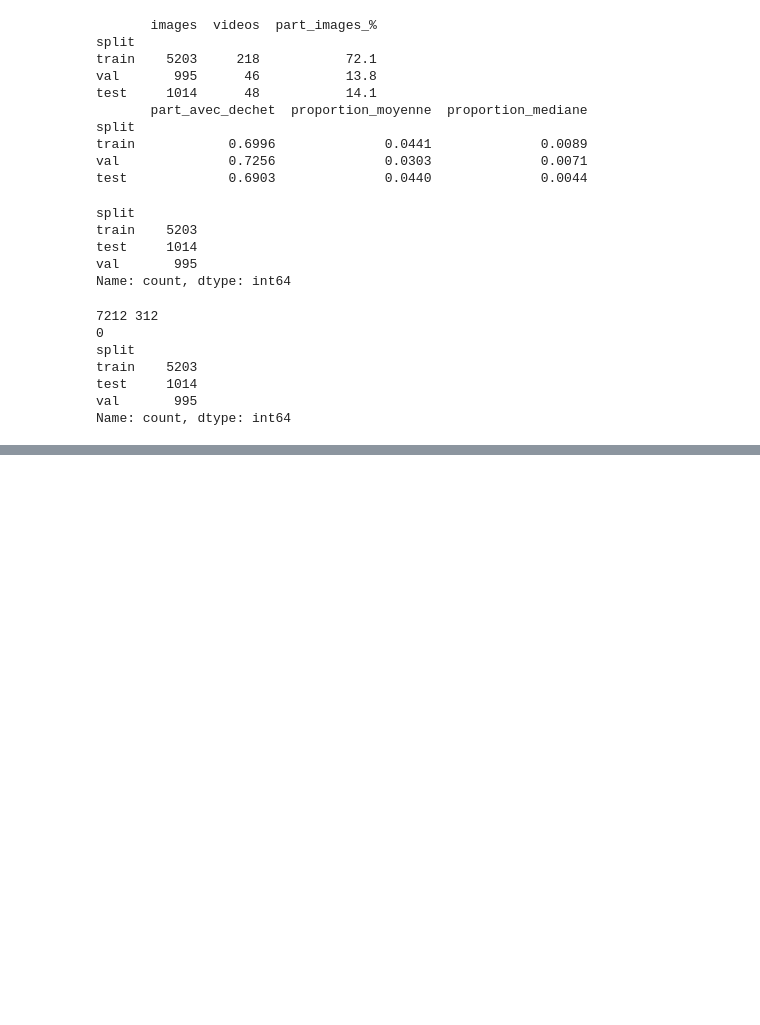
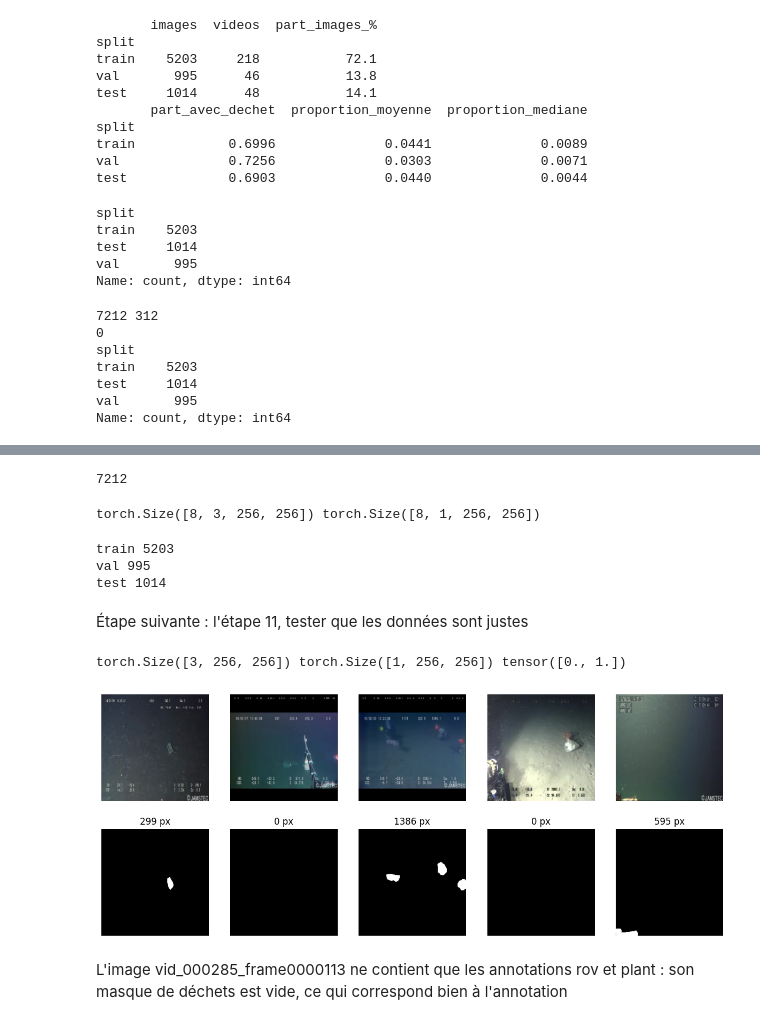
Before and after one commit to soualiloubna23-eng/Projet_DeepSea-Vision, a Jupyter notebook: exploration_donnes.ipynb, the cells around one changed output, grey strips where cells are left out. Saved outputs shown, nothing was run; the diff lists cells and outputs as text; code cells hidden in the pictures; blank space fills up the shorter version.

```diff
--- a/exploration_donnes.ipynb
+++ b/exploration_donnes.ipynb
@@ -240,7 +226,7 @@ import matplotlib.pyplot as plt
 from PIL import Image
 import numpy as np
 
-racine = "/content/dataset/instance_version/train/"
+racine = "dataset/dataset/instance_version/train/"
 photo = Image.open(racine + info["file_name"])
 
 fig, ax = plt.subplots(1, 3, figsize=(15, 5))
@@ -378,7 +364,7 @@ Cette étape ne change ni les images, ni les masques, ni le modèle : elle ajout
 import os, numpy as np, pandas as pd
 from pycocotools.coco import COCO
 
-base = "/content/dataset/instance_version/"
+base = "dataset/dataset/instance_version/"
 print(os.listdir(base))   # vérifier les noms exacts du json val et du dossier val
 
 sources = {
@@ -509,0 +498,73 @@ Name: count, dtype: int64
+# %%
+from PIL import Image
+os.makedirs("masks", exist_ok=True)
+for r in df.itertuples():
+    _, m = construire_masque_complet(r.source, r.img_id)
+    Image.fromarray(m * 255).save(f"masks/{r.source}_{r.img_id}.png")
+print(len(os.listdir("masks")))   # attendu : 7212
+# %% [output]
+7212
+# %%
+import torch
+import matplotlib.pyplot as plt
+from torch.utils.data import Dataset, DataLoader
+
+MEAN = np.array([0.485, 0.456, 0.406], dtype=np.float32)
+STD  = np.array([0.229, 0.224, 0.225], dtype=np.float32)
+
+class TrashCan(Dataset):
+    def __init__(self, csv, split, dossiers, taille=256, augment=None):
+        d = pd.read_csv(csv)
+        self.d = d[d.split == split].reset_index(drop=True)
+        self.dossiers, self.taille, self.augment = dossiers, taille, augment
+
+    def __len__(self):
+        return len(self.d)
+
+    def __getitem__(self, i):
+        r = self.d.iloc[i]
+        img = Image.open(self.dossiers[r.source] + r.file_name).convert("RGB")
+        m = Image.open(f"masks/{r.source}_{r.img_id}.png")
+        img = img.resize((self.taille, self.taille), Image.BILINEAR)
+        m = m.resize((self.taille, self.taille), Image.NEAREST)   # le masque reste 0/1
+        x = torch.from_numpy(np.asarray(img, dtype=np.float32) / 255).permute(2, 0, 1)
+        y = torch.from_numpy((np.asarray(m) > 127).astype(np.float32))[None]
+        if self.augment:
+            x = self.augment(x)        # sur [0,1], avant la normalisation
+        x = (x - torch.tensor(MEAN)[:, None, None]) / torch.tensor(STD)[:, None, None]
+        return x, y
+# %%
+loader_train = DataLoader(TrashCan("split_liste.csv", "train", dossiers),
+                          batch_size=8, shuffle=True, num_workers=2)
+loader_val = DataLoader(TrashCan("split_liste.csv", "val", dossiers),
+                        batch_size=8, shuffle=False, num_workers=2)
+xb, yb = next(iter(loader_train))
+print(xb.shape, yb.shape)     # torch.Size([8, 3, 256, 256]) torch.Size([8, 1, 256, 256])
+# %% [output]
+torch.Size([8, 3, 256, 256]) torch.Size([8, 1, 256, 256])
+# %%
+for sp in ["train", "val", "test"]:
+    print(sp, len(TrashCan("split_liste.csv", sp, dossiers)))   # 5203 995 1014
+# %% [output]
+train 5203
+val 995
+test 1014
+# %% [markdown]
+Étape suivante : l'étape 11, tester que les données sont justes
+# %%
+ds = TrashCan("split_liste.csv", "train", dossiers)
+x, y = ds[0]
+print(x.shape, y.shape, y.unique())      # valeurs 0. et/ou 1.
+
+fig, ax = plt.subplots(2, 5, figsize=(15, 6))
+for k in range(5):
+    x, y = ds[k * 500]
+    img = (x * torch.tensor(STD)[:, None, None] + torch.tensor(MEAN)[:, None, None]).permute(1, 2, 0).clamp(0, 1)
+    ax[0, k].imshow(img); ax[0, k].axis("off")
+    ax[1, k].imshow(y[0], cmap="gray"); ax[1, k].set_title(f"{int(y.sum())} px"); ax[1, k].axis("off")
+plt.show()
+# %% [output]
+torch.Size([3, 256, 256]) torch.Size([1, 256, 256]) tensor([0., 1.])
+[figure, added]
+# %% [markdown]
+L'image vid_000285_frame0000113 ne contient que les annotations rov et plant : son masque de déchets est vide, ce qui correspond bien à l'annotation
```
Also changed, not shown: parts of 12 cells of this notebook.
